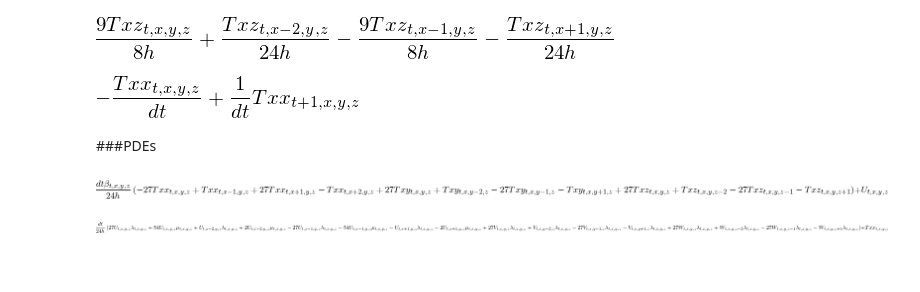
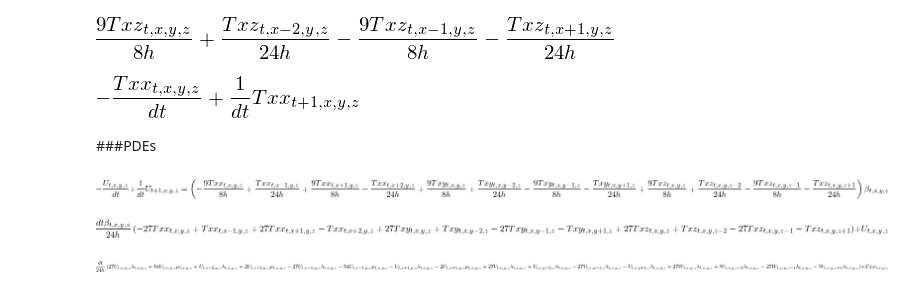
Before and after one commit to devitocodes/opesci-fd, a Jupyter notebook: codegen/demo_prochoir.ipynb, the cells around one changed output. Saved outputs shown, nothing was run; the diff lists cells and outputs as text; code cells hidden in the pictures; blank space fills up the shorter version.

```diff
--- a/codegen/demo_prochoir.ipynb
+++ b/codegen/demo_prochoir.ipynb
@@ -89,6 +86,10 @@ eq6 = Eq(DtTzz, (lam[t,x,y,z] + 2*mu[t,x,y,z])*DzW + lam[t,x,y,z]*(DxU+DyV))
 eq7 = Eq(DtTxy, mu[t,x,y,z]*(DyU+DxV))
 eq8 = Eq(DtTxz, mu[t,x,y,z]*(DzU+DxW))
 eq9 = Eq(DtTyz, mu[t,x,y,z]*(DzV+DyW))
+# %%
+eq1
+# %% [output]
+[figure, added]
 # %%
 # for demo only
 simplify(solve(eq1,U[t+1,x,y,z])[0]-U[t,x,y,z])+U[t,x,y,z]
```
Also changed, not shown: parts of 2 cells of this notebook, 3 other files.
